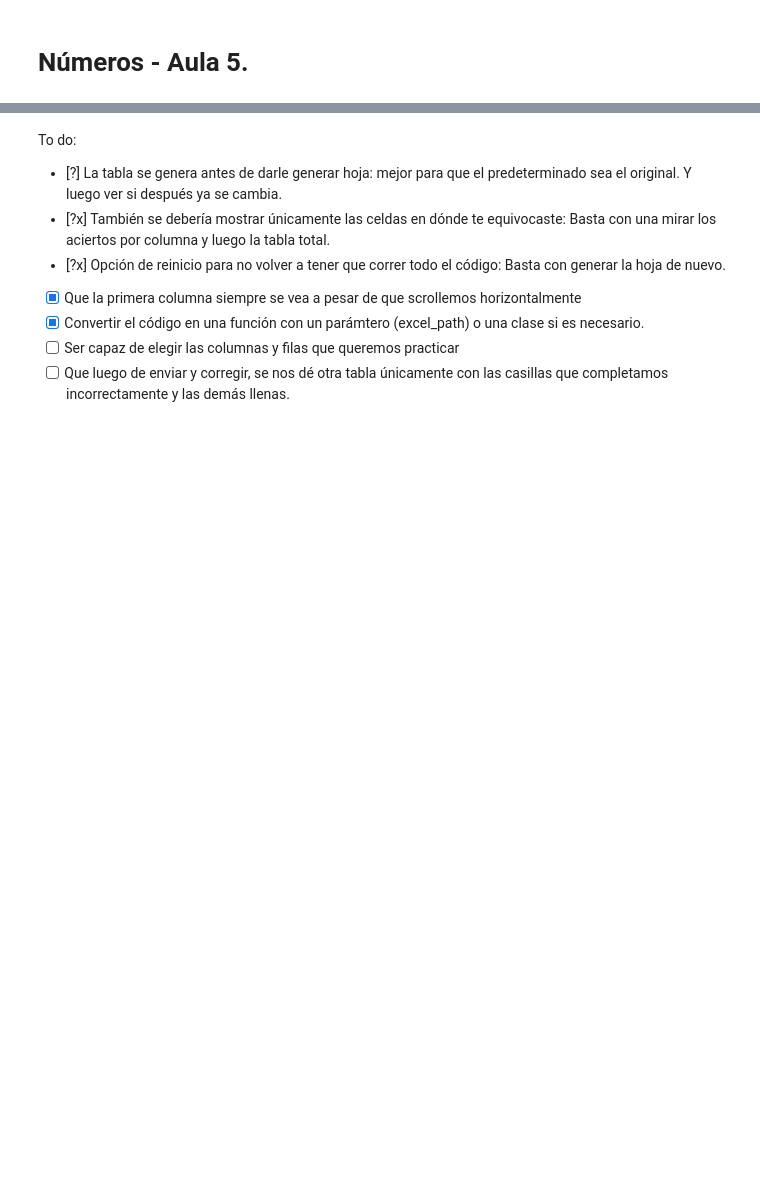
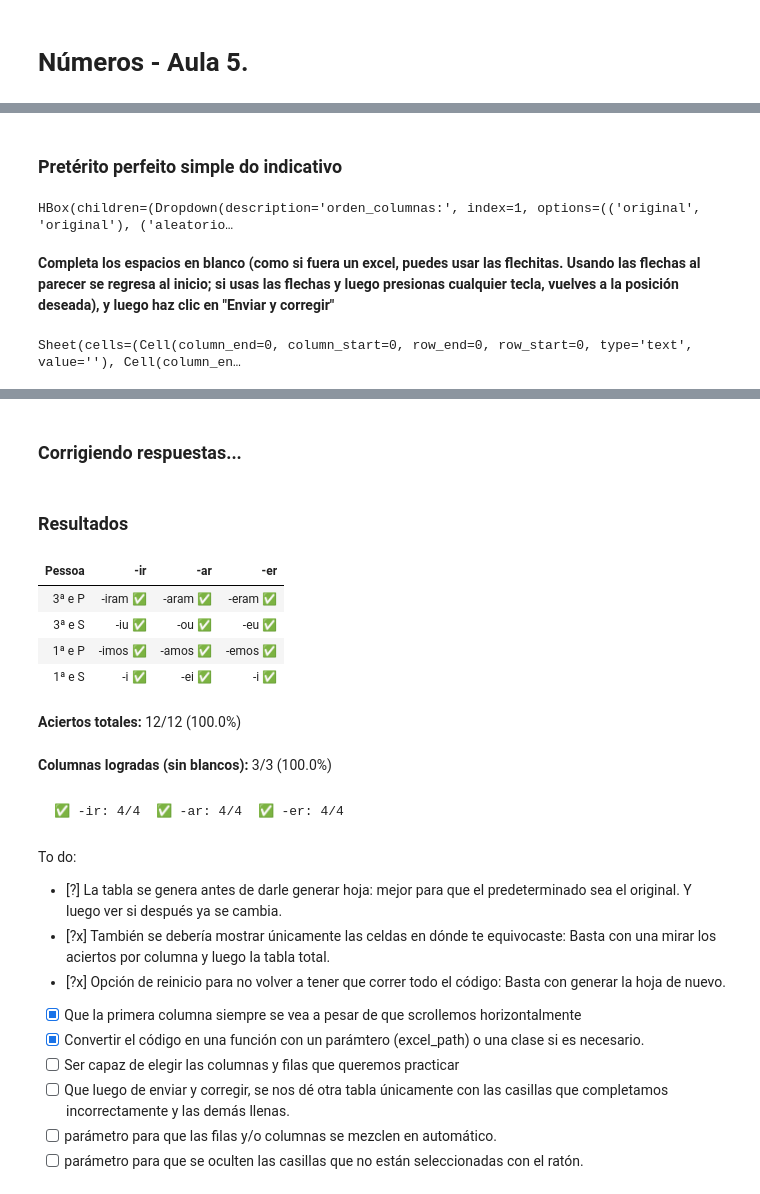
Before and after one commit to dpersonal123/portugues-2025, a Jupyter notebook: practicar.ipynb, the cells around one changed output, grey strips where cells are left out. Saved outputs shown, nothing was run; the diff lists cells and outputs as text; code cells hidden in the pictures; blank space fills up the shorter version.

Commit message:
add: P e Pret. perf. simples e regulares do indicativo

````diff
--- a/practicar.ipynb
+++ b/practicar.ipynb
@@ -316,0 +330,8 @@ ver: 1/4
+# %% [markdown]
+### Pretérito perfeito simple do indicativo
+# %%
+practice('https://docs.google.com/spreadsheets/d/1rTUcjOgs8DeEhirpnsSmegQ7Z3MhHk4hNWNYMHzSi6w/export?format=xlsx')
+# %% [output]
+HBox(children=(Dropdown(description='orden_columnas:', index=1, options=(('original', 'original'), ('aleatorio…
+**Completa los espacios en blanco (como si fuera un excel, puedes usar las flechitas. Usando las flechas al parecer se regresa al inicio; si usas las flechas y luego presionas cualquier tecla, vuelves a la posición deseada), y luego haz clic en "Enviar y corregir"**
+Sheet(cells=(Cell(column_end=0, column_start=0, row_end=0, row_start=0, type='text', value=''), Cell(column_en…
@@ -317,3 +339,15 @@ ver: 1/4
+### Corrigiendo respuestas...
+### Resultados
+| Pessoa | -ir | -ar | -er |
+| 3ª e P | -iram ✅ | -aram ✅ | -eram ✅ |
+| 3ª e S | -iu ✅ | -ou ✅ | -eu ✅ |
+| 1ª e P | -imos ✅ | -amos ✅ | -emos ✅ |
+| 1ª e S | -i ✅ | -ei ✅ | -i ✅ |
+**Aciertos totales:** 12/12 (100.0%)
+**Columnas logradas (sin blancos):** 3/3 (100.0%)
+```text
+✅ -ir: 4/4  ✅ -ar: 4/4  ✅ -er: 4/4
+```
 # %% [markdown]
 To do:
 
@@ -324,3 +358,5 @@ To do:
 - [x] Convertir el código en una función con un parámtero (excel_path) o una clase si es necesario.
 - [ ] Ser capaz de elegir las columnas y filas que queremos practicar
 - [ ] Que luego de enviar y corregir, se nos dé otra tabla únicamente con las casillas que completamos incorrectamente y las demás llenas.
+- [ ] parámetro para que las filas y/o columnas se mezclen en automático.
+- [ ] parámetro para que se oculten las casillas que no están seleccionadas con el ratón.
````
Also changed, not shown: parts of 14 cells of this notebook.
